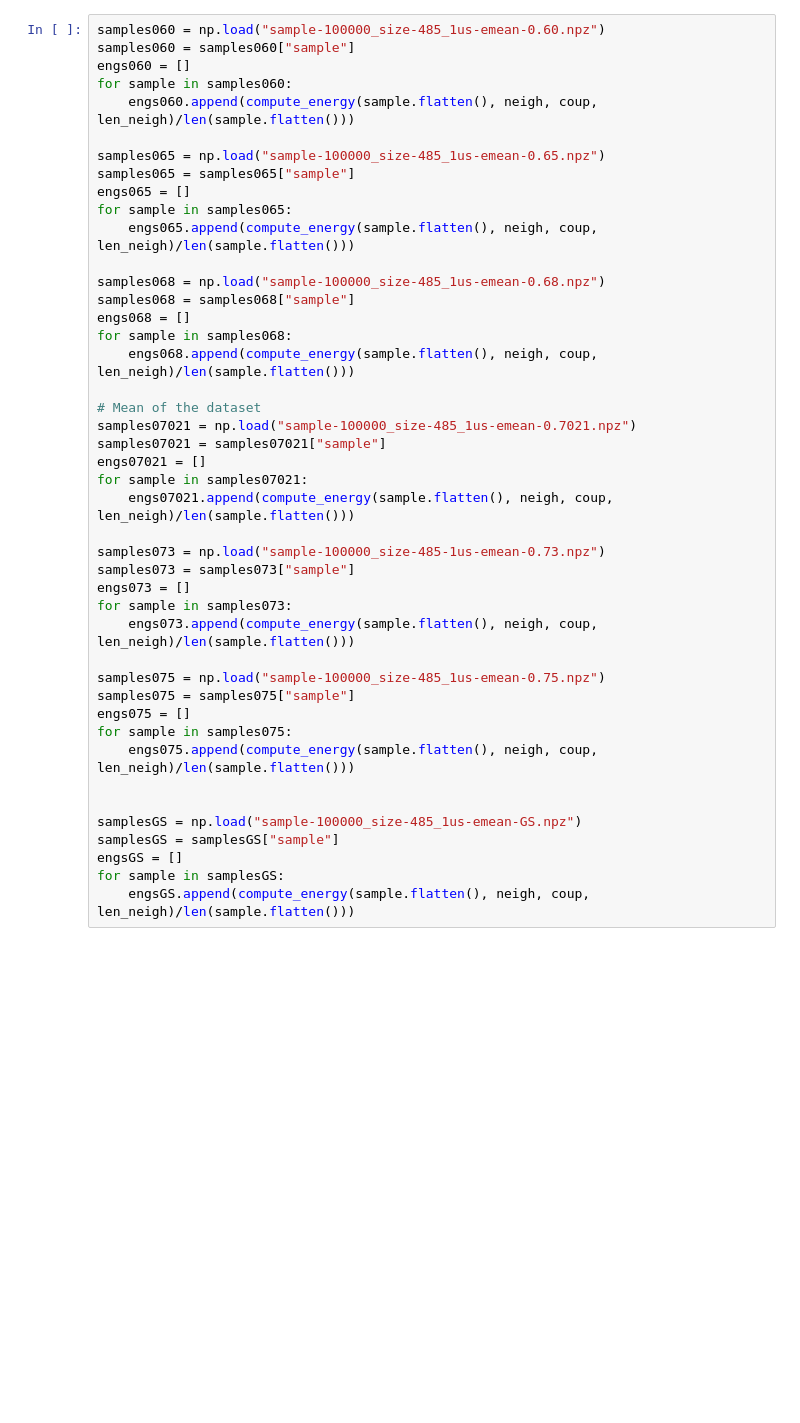
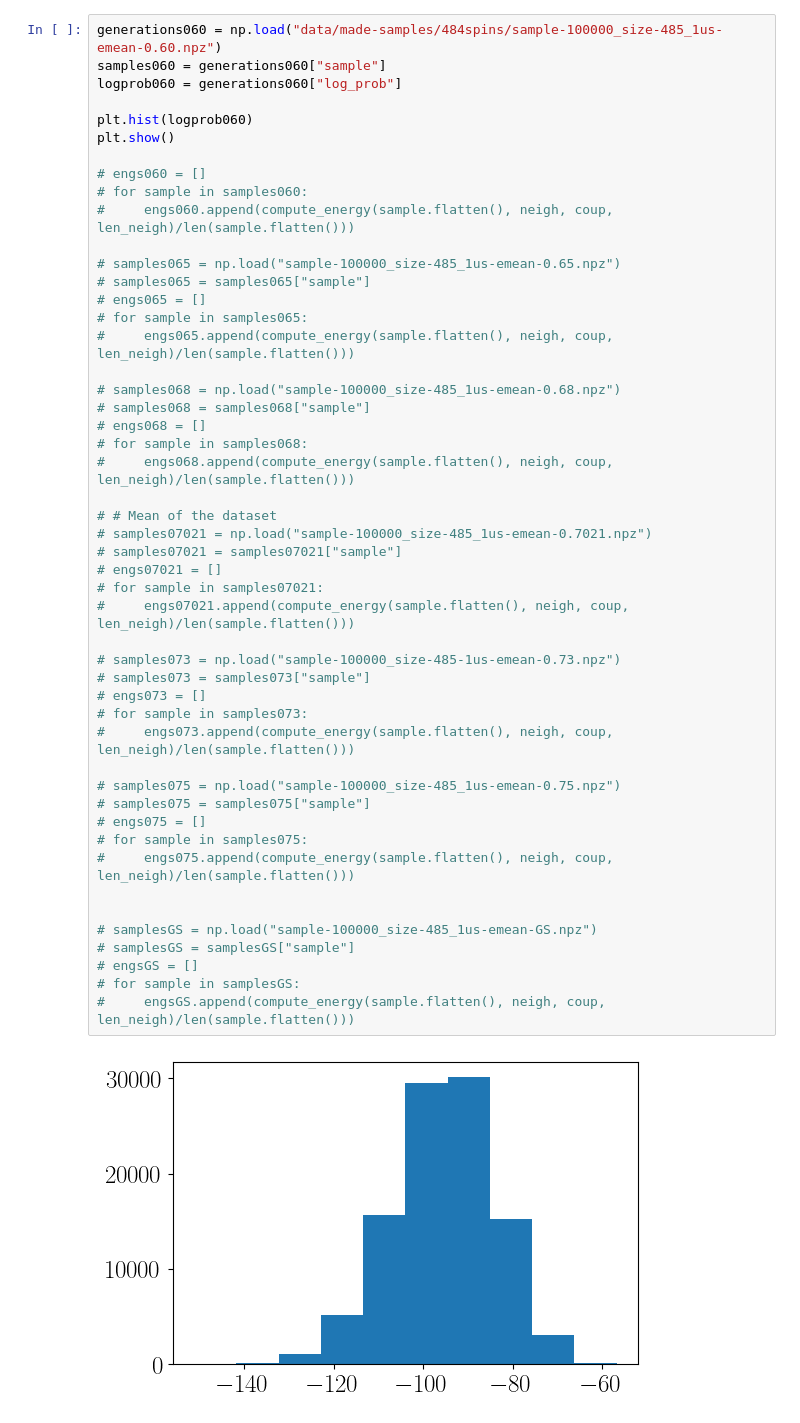
Before and after one commit to marveen94/n-mcmc-Luca, a Jupyter notebook: temp-484-spin.ipynb, the cells around one changed output. Cells and saved outputs as stored; diff of their text form; blank space fills up the shorter version.

```diff
--- a/temp-484-spin.ipynb
+++ b/temp-484-spin.ipynb
@@ -12,49 +14,56 @@ print(f"min dataset: {data_engs.min()}")
 mean dataset: -0.7021283618736135
 min dataset: -0.7433134379818196
 # %%
-samples060 = np.load("sample-100000_size-485_1us-emean-0.60.npz")
-samples060 = samples060["sample"]
-engs060 = []
-for sample in samples060:
-    engs060.append(compute_energy(sample.flatten(), neigh, coup, len_neigh)/len(sample.flatten()))
+generations060 = np.load("data/made-samples/484spins/sample-100000_size-485_1us-emean-0.60.npz")
+samples060 = generations060["sample"]
+logprob060 = generations060["log_prob"]
 
-samples065 = np.load("sample-100000_size-485_1us-emean-0.65.npz")
-samples065 = samples065["sample"]
-engs065 = []
-for sample in samples065:
-    engs065.append(compute_energy(sample.flatten(), neigh, coup, len_neigh)/len(sample.flatten()))
+plt.hist(logprob060)
+plt.show()
 
-samples068 = np.load("sample-100000_size-485_1us-emean-0.68.npz")
-samples068 = samples068["sample"]
-engs068 = []
-for sample in samples068:
-    engs068.append(compute_energy(sample.flatten(), neigh, coup, len_neigh)/len(sample.flatten()))
+# engs060 = []
+# for sample in samples060:
+#     engs060.append(compute_energy(sample.flatten(), neigh, coup, len_neigh)/len(sample.flatten()))
 
-# Mean of the dataset
-samples07021 = np.load("sample-100000_size-485_1us-emean-0.7021.npz")
-samples07021 = samples07021["sample"]
-engs07021 = []
-for sample in samples07021:
-    engs07021.append(compute_energy(sample.flatten(), neigh, coup, len_neigh)/len(sample.flatten()))
+# samples065 = np.load("sample-100000_size-485_1us-emean-0.65.npz")
+# samples065 = samples065["sample"]
+# engs065 = []
+# for sample in samples065:
+#     engs065.append(compute_energy(sample.flatten(), neigh, coup, len_neigh)/len(sample.flatten()))
 
-samples073 = np.load("sample-100000_size-485-1us-emean-0.73.npz")
-samples073 = samples073["sample"]
-engs073 = []
-for sample in samples073:
-    engs073.append(compute_energy(sample.flatten(), neigh, coup, len_neigh)/len(sample.flatten()))
+# samples068 = np.load("sample-100000_size-485_1us-emean-0.68.npz")
+# samples068 = samples068["sample"]
+# engs068 = []
+# for sample in samples068:
+#     engs068.append(compute_energy(sample.flatten(), neigh, coup, len_neigh)/len(sample.flatten()))
 
-samples075 = np.load("sample-100000_size-485_1us-emean-0.75.npz")
-samples075 = samples075["sample"]
-engs075 = []
-for sample in samples075:
-    engs075.append(compute_energy(sample.flatten(), neigh, coup, len_neigh)/len(sample.flatten()))
+# # Mean of the dataset
+# samples07021 = np.load("sample-100000_size-485_1us-emean-0.7021.npz")
+# samples07021 = samples07021["sample"]
+# engs07021 = []
+# for sample in samples07021:
+#     engs07021.append(compute_energy(sample.flatten(), neigh, coup, len_neigh)/len(sample.flatten()))
+
+# samples073 = np.load("sample-100000_size-485-1us-emean-0.73.npz")
+# samples073 = samples073["sample"]
+# engs073 = []
+# for sample in samples073:
+#     engs073.append(compute_energy(sample.flatten(), neigh, coup, len_neigh)/len(sample.flatten()))
+
+# samples075 = np.load("sample-100000_size-485_1us-emean-0.75.npz")
+# samples075 = samples075["sample"]
+# engs075 = []
+# for sample in samples075:
+#     engs075.append(compute_energy(sample.flatten(), neigh, coup, len_neigh)/len(sample.flatten()))
 
 
-samplesGS = np.load("sample-100000_size-485_1us-emean-GS.npz")
-samplesGS = samplesGS["sample"]
-engsGS = []
-for sample in samplesGS:
-    engsGS.append(compute_energy(sample.flatten(), neigh, coup, len_neigh)/len(sample.flatten()))
+# samplesGS = np.load("sample-100000_size-485_1us-emean-GS.npz")
+# samplesGS = samplesGS["sample"]
+# engsGS = []
+# for sample in samplesGS:
+#     engsGS.append(compute_energy(sample.flatten(), neigh, coup, len_neigh)/len(sample.flatten()))
+# %% [output]
+[figure, added]
 # %%
 bins = np.arange(-0.74, -0.5, 0.001)
 # plt.hist(engs07, bins=50, density=True)
```
Also changed, not shown: parts of 11 cells of this notebook, 2 other files.
